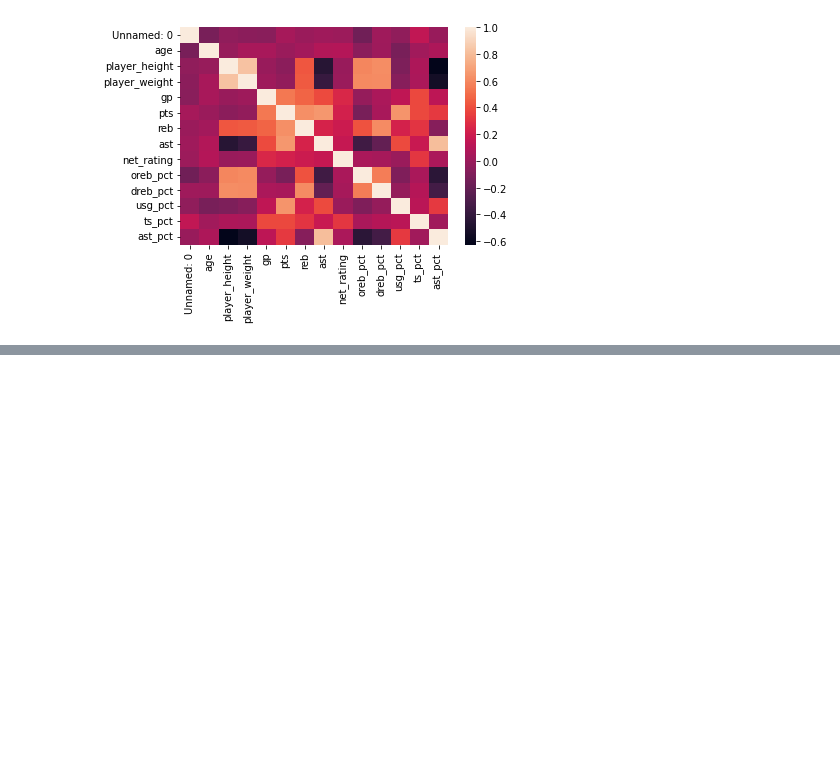
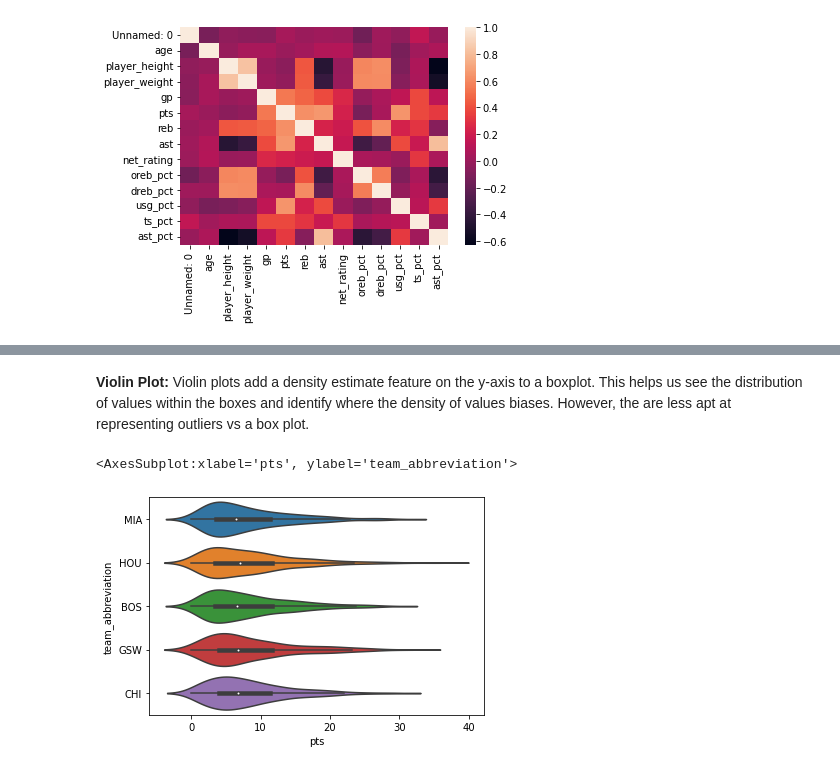
Before and after one commit to willosullivan/Practical-Statistics-for-Data-Science, a Jupyter notebook: chapter-1-exploratory-data-analysis.ipynb, the cells around one changed output, grey strips where cells are left out. Cells and saved outputs as stored; diff of their text form; code cells hidden in the pictures; blank space fills up the shorter version.

```diff
--- a/chapter-1-exploratory-data-analysis.ipynb
+++ b/chapter-1-exploratory-data-analysis.ipynb
@@ -556,0 +572,10 @@ ValueError: For argument "inplace" expected type bool, received type int.
+# %% [markdown]
+**Violin Plot:** Violin plots add a density estimate feature on the y-axis to a boxplot. This helps us see the distribution of values within the boxes and identify where the density of values biases. However, the are less apt at representing outliers vs a box plot.
+# %%
+pts_by_team_comparison = ['CHI', 'BOS', 'GSW', 'HOU', 'MIA']
+df_pts_comparison = df.loc[df['team_abbreviation'].isin(pts_by_team_comparison)]
+
+sns.violinplot(x=df_pts_comparison['pts'], y=df_pts_comparison['team_abbreviation'])
+# %% [output]
+<AxesSubplot:xlabel='pts', ylabel='team_abbreviation'>
+[figure, added]
```
Also changed, not shown: parts of 2 cells of this notebook.
